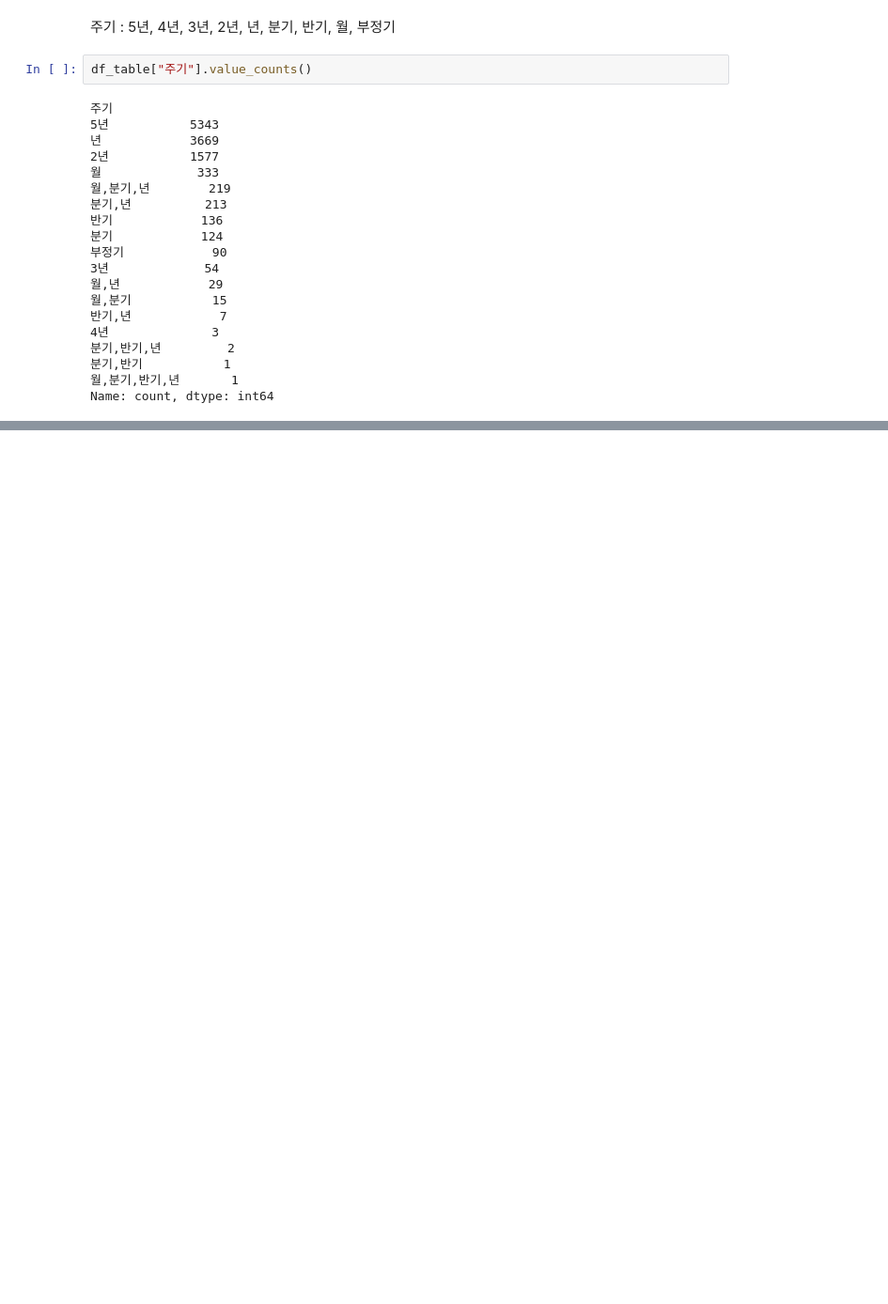
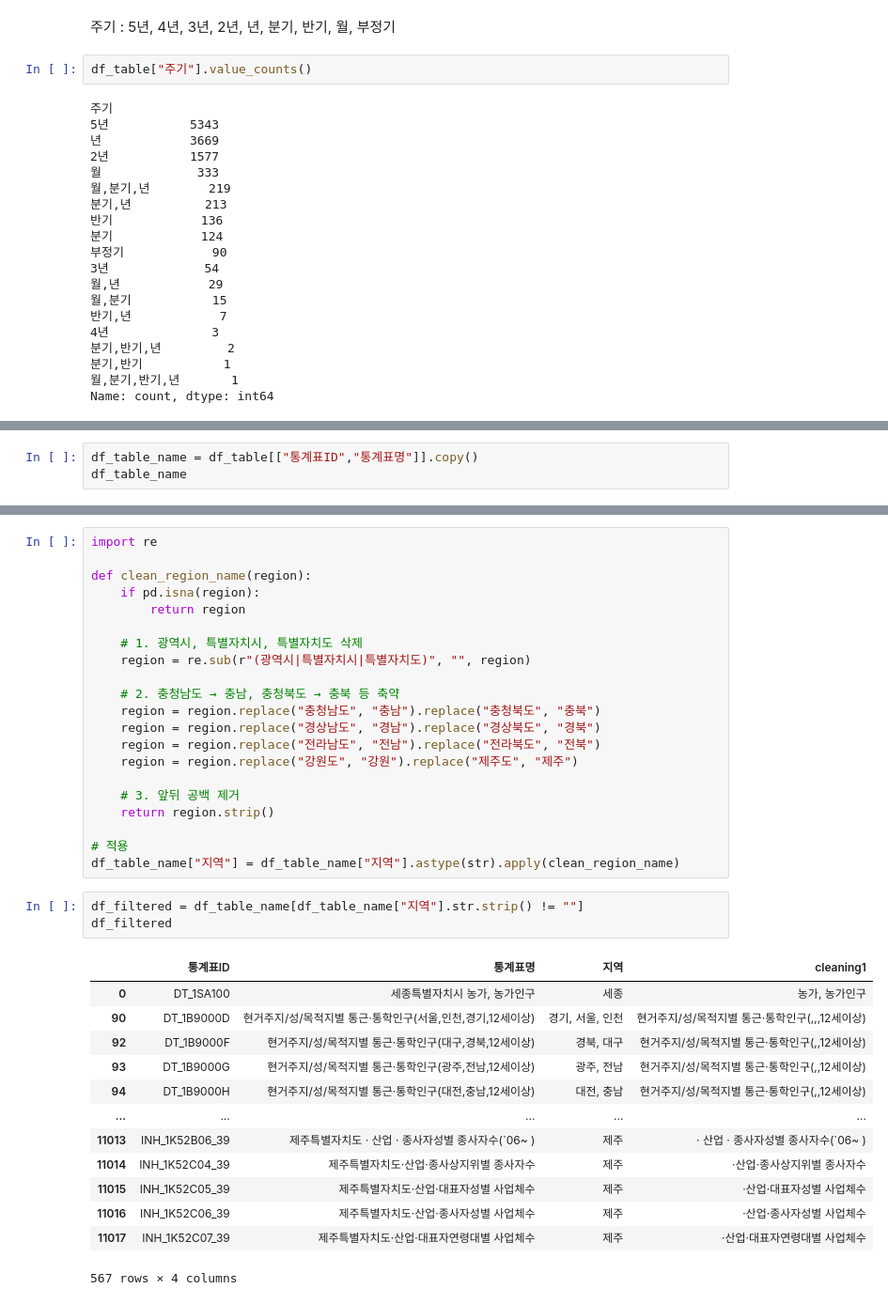
Before and after one commit to Tikkeulmoatikkeul/Cos-kobot_enhancement_research, a Jupyter notebook: node_table.ipynb, the cells around one changed output, grey strips where cells are left out. Shown at 94% size. Saved outputs shown, nothing was run; the diff lists cells and outputs as text; blank space fills up the shorter version.

```diff
--- a/node_table.ipynb
+++ b/node_table.ipynb
@@ -58,0 +87,3 @@ Name: count, dtype: int64
+# %%
+df_table_name = df_table[["통계표ID","통계표명"]].copy()
+df_table_name
@@ -58,0 +237,38 @@ Name: count, dtype: int64
+# %%
+import re
+
+def clean_region_name(region):
+    if pd.isna(region):
+        return region
+
+    # 1. 광역시, 특별자치시, 특별자치도 삭제
+    region = re.sub(r"(광역시|특별자치시|특별자치도)", "", region)
+
+    # 2. 충청남도 → 충남, 충청북도 → 충북 등 축약
+    region = region.replace("충청남도", "충남").replace("충청북도", "충북")
+    region = region.replace("경상남도", "경남").replace("경상북도", "경북")
+    region = region.replace("전라남도", "전남").replace("전라북도", "전북")
+    region = region.replace("강원도", "강원").replace("제주도", "제주")
+
+    # 3. 앞뒤 공백 제거
+    return region.strip()
+
+# 적용
+df_table_name["지역"] = df_table_name["지역"].astype(str).apply(clean_region_name)
+# %%
+df_filtered = df_table_name[df_table_name["지역"].str.strip() != ""]
+df_filtered
+# %% [output]
+|  | 통계표ID | 통계표명 | 지역 | cleaning1 |
+| 0 | DT_1SA100 | 세종특별자치시 농가, 농가인구 | 세종 | 농가, 농가인구 |
+| 90 | DT_1B9000D | 현거주지/성/목적지별 통근·통학인구(서울,인천,경기,12세이상) | 경기, 서울, 인천 | 현거주지/성/목적지별 통근·통학인구(,,,12세이상) |
+| 92 | DT_1B9000F | 현거주지/성/목적지별 통근·통학인구(대구,경북,12세이상) | 경북, 대구 | 현거주지/성/목적지별 통근·통학인구(,,12세이상) |
+| 93 | DT_1B9000G | 현거주지/성/목적지별 통근·통학인구(광주,전남,12세이상) | 광주, 전남 | 현거주지/성/목적지별 통근·통학인구(,,12세이상) |
+| 94 | DT_1B9000H | 현거주지/성/목적지별 통근·통학인구(대전,충남,12세이상) | 대전, 충남 | 현거주지/성/목적지별 통근·통학인구(,,12세이상) |
+| ... | ... | ... | ... | ... |
+| 11013 | INH_1K52B06_39 | 제주특별자치도 · 산업 · 종사자성별 종사자수(`06~ ) | 제주 | · 산업 · 종사자성별 종사자수(`06~ ) |
+| 11014 | INH_1K52C04_39 | 제주특별자치도·산업·종사상지위별 종사자수 | 제주 | ·산업·종사상지위별 종사자수 |
+| 11015 | INH_1K52C05_39 | 제주특별자치도·산업·대표자성별 사업체수 | 제주 | ·산업·대표자성별 사업체수 |
+| 11016 | INH_1K52C06_39 | 제주특별자치도·산업·종사자성별 사업체수 | 제주 | ·산업·종사자성별 사업체수 |
+| 11017 | INH_1K52C07_39 | 제주특별자치도·산업·대표자연령대별 사업체수 | 제주 | ·산업·대표자연령대별 사업체수 |
+567 rows × 4 columns
```
Also changed, not shown: parts of 35 cells of this notebook, 5 other files.
